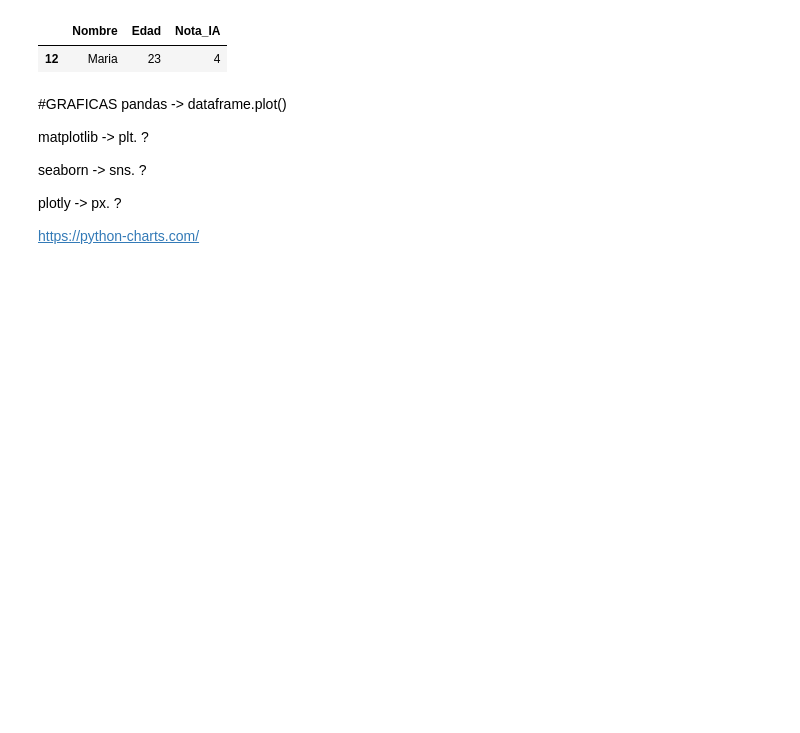
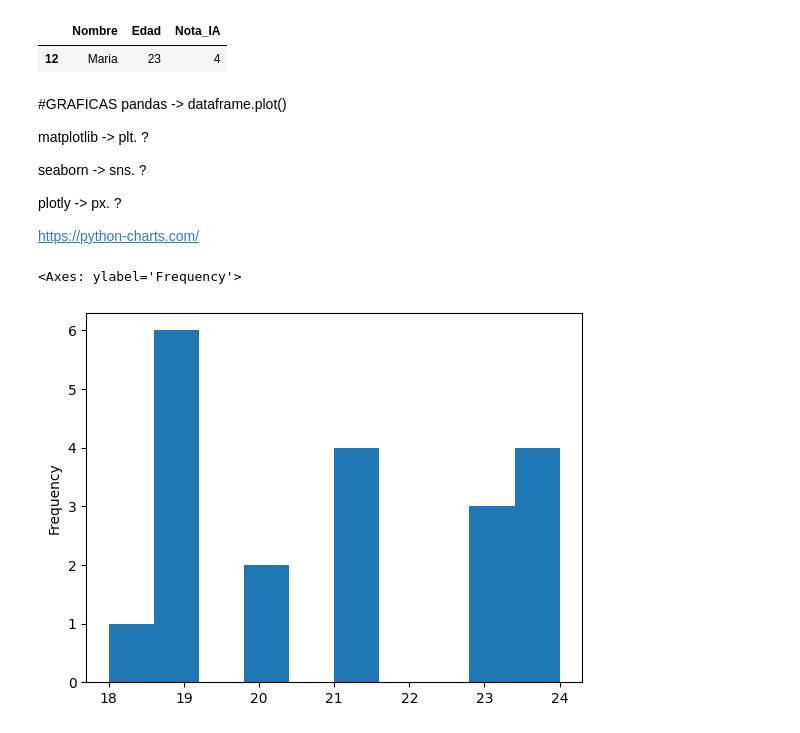
Before and after one commit to wilszon/Clase-Inteligencia-Artificial, a Jupyter notebook: EDA.ipynb, the cells around one changed output. Drawn from its saved outputs; the diff is of its cells as text; code cells hidden in the pictures; blank space fills up the shorter version.

```diff
--- a/EDA.ipynb
+++ b/EDA.ipynb
@@ -334,3 +334,8 @@ seaborn -> sns. ?
 plotly -> px. ?
 
 https://python-charts.com/
+# %%
+alumnos.Edad.plot(kind='hist')
+# %% [output]
+<Axes: ylabel='Frequency'>
+[figure, added]
```
Also changed, not shown: parts of 2 cells of this notebook.
